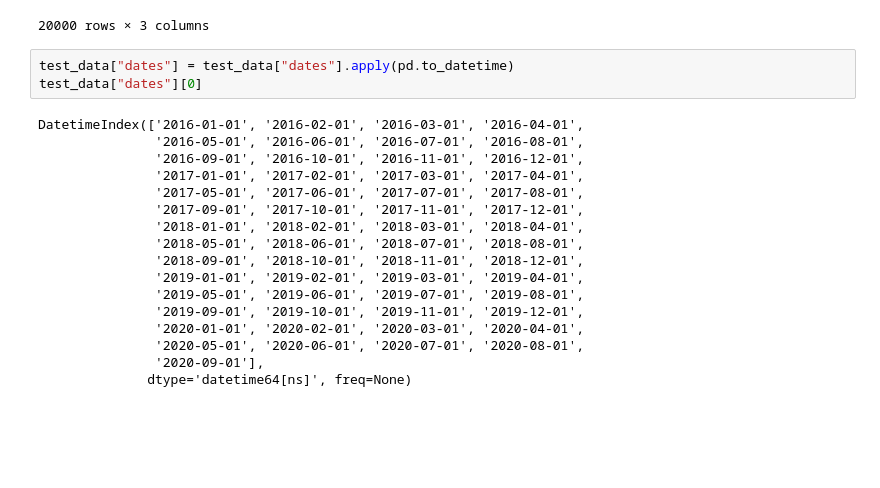
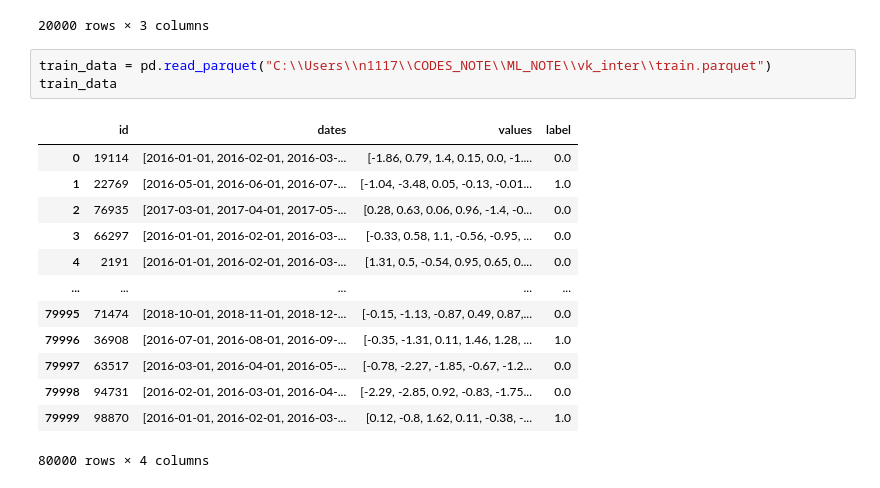
Before and after one commit to baindfrst/vk_inter, a Jupyter notebook: vk_inter.ipynb, the cells around one changed output. Saved outputs shown, nothing was run; the diff lists cells and outputs as text; blank space fills up the shorter version.

```diff
--- a/vk_inter.ipynb
+++ b/vk_inter.ipynb
@@ -20,23 +19,20 @@ test_data
 | 19998 | 85877 | [2017-04-01, 2017-05-01, 2017-06-... | [0.28, 1.92, 1.14, 2.4, 1.46, 1.0... |
 | 19999 | 73528 | [2016-01-01, 2016-02-01, 2016-03-... | [0.32, 0.75, 0.57, -0.97, -0.6, -... |
 20000 rows × 3 columns
-# %%
-test_data["dates"] = test_data["dates"].apply(pd.to_datetime)
-test_data["dates"][0]
-# %% [output]
-DatetimeIndex(['2016-01-01', '2016-02-01', '2016-03-01', '2016-04-01',
-               '2016-05-01', '2016-06-01', '2016-07-01', '2016-08-01',
-               '2016-09-01', '2016-10-01', '2016-11-01', '2016-12-01',
-               '2017-01-01', '2017-02-01', '2017-03-01', '2017-04-01',
-               '2017-05-01', '2017-06-01', '2017-07-01', '2017-08-01',
-               '2017-09-01', '2017-10-01', '2017-11-01', '2017-12-01',
-               '2018-01-01', '2018-02-01', '2018-03-01', '2018-04-01',
-               '2018-05-01', '2018-06-01', '2018-07-01', '2018-08-01',
-               '2018-09-01', '2018-10-01', '2018-11-01', '2018-12-01',
-               '2019-01-01', '2019-02-01', '2019-03-01', '2019-04-01',
-               '2019-05-01', '2019-06-01', '2019-07-01', '2019-08-01',
-               '2019-09-01', '2019-10-01', '2019-11-01', '2019-12-01',
-               '2020-01-01', '2020-02-01', '2020-03-01', '2020-04-01',
-               '2020-05-01', '2020-06-01', '2020-07-01', '2020-08-01',
-               '2020-09-01'],
-              dtype='datetime64[ns]', freq=None)
+# %%
+train_data = pd.read_parquet("C:\\Users\\n1117\\CODES_NOTE\\ML_NOTE\\vk_inter\\train.parquet")
+train_data
+# %% [output]
+|  | id | dates | values | label |
+| 0 | 19114 | [2016-01-01, 2016-02-01, 2016-03-... | [-1.86, 0.79, 1.4, 0.15, 0.0, -1.... | 0.0 |
+| 1 | 22769 | [2016-05-01, 2016-06-01, 2016-07-... | [-1.04, -3.48, 0.05, -0.13, -0.01... | 1.0 |
+| 2 | 76935 | [2017-03-01, 2017-04-01, 2017-05-... | [0.28, 0.63, 0.06, 0.96, -1.4, -0... | 0.0 |
+| 3 | 66297 | [2016-01-01, 2016-02-01, 2016-03-... | [-0.33, 0.58, 1.1, -0.56, -0.95, ... | 0.0 |
+| 4 | 2191 | [2016-01-01, 2016-02-01, 2016-03-... | [1.31, 0.5, -0.54, 0.95, 0.65, 0.... | 0.0 |
+| ... | ... | ... | ... | ... |
+| 79995 | 71474 | [2018-10-01, 2018-11-01, 2018-12-... | [-0.15, -1.13, -0.87, 0.49, 0.87,... | 0.0 |
+| 79996 | 36908 | [2016-07-01, 2016-08-01, 2016-09-... | [-0.35, -1.31, 0.11, 1.46, 1.28, ... | 1.0 |
+| 79997 | 63517 | [2016-03-01, 2016-04-01, 2016-05-... | [-0.78, -2.27, -1.85, -0.67, -1.2... | 0.0 |
+| 79998 | 94731 | [2016-02-01, 2016-03-01, 2016-04-... | [-2.29, -2.85, 0.92, -0.83, -1.75... | 0.0 |
+| 79999 | 98870 | [2016-01-01, 2016-02-01, 2016-03-... | [0.12, -0.8, 1.62, 0.11, -0.38, -... | 1.0 |
+80000 rows × 4 columns
```
Also changed, not shown: parts of 21 cells of this notebook.
